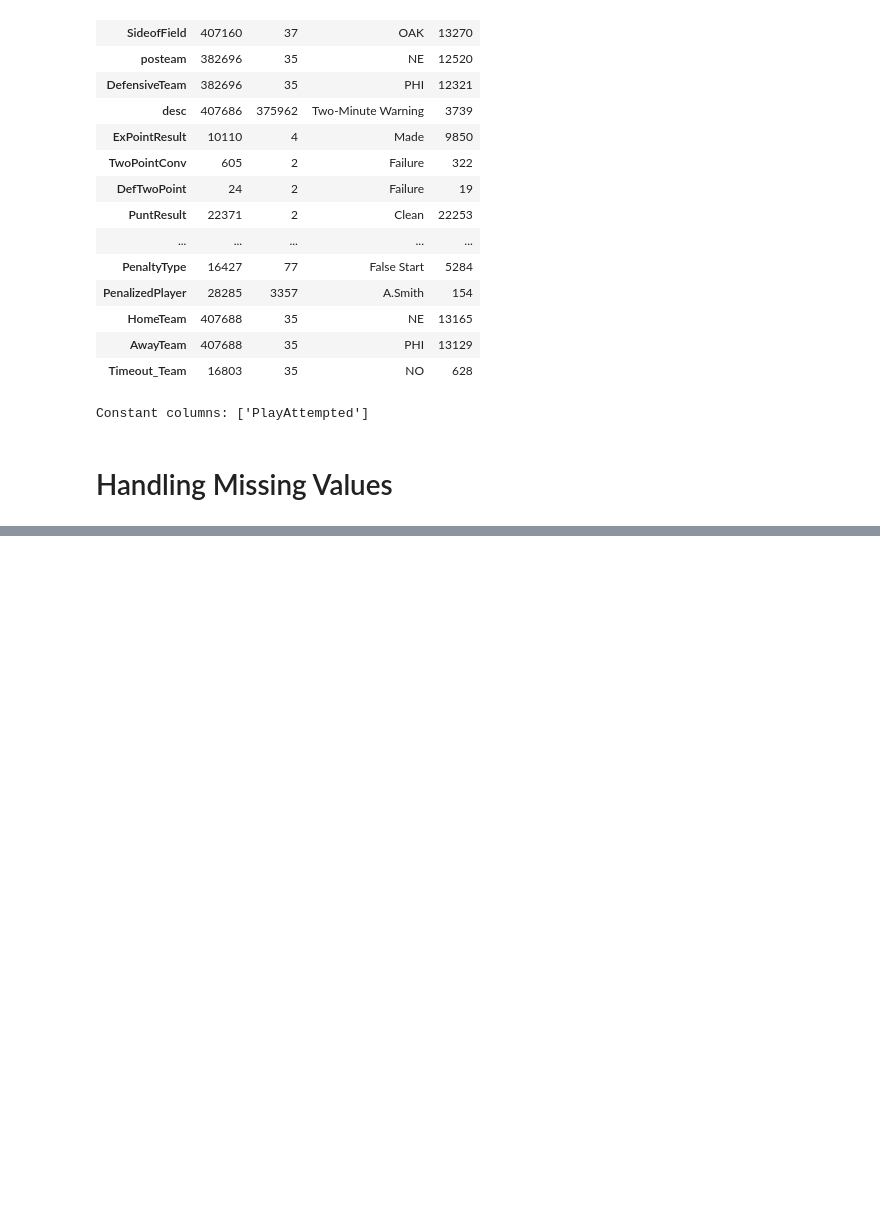
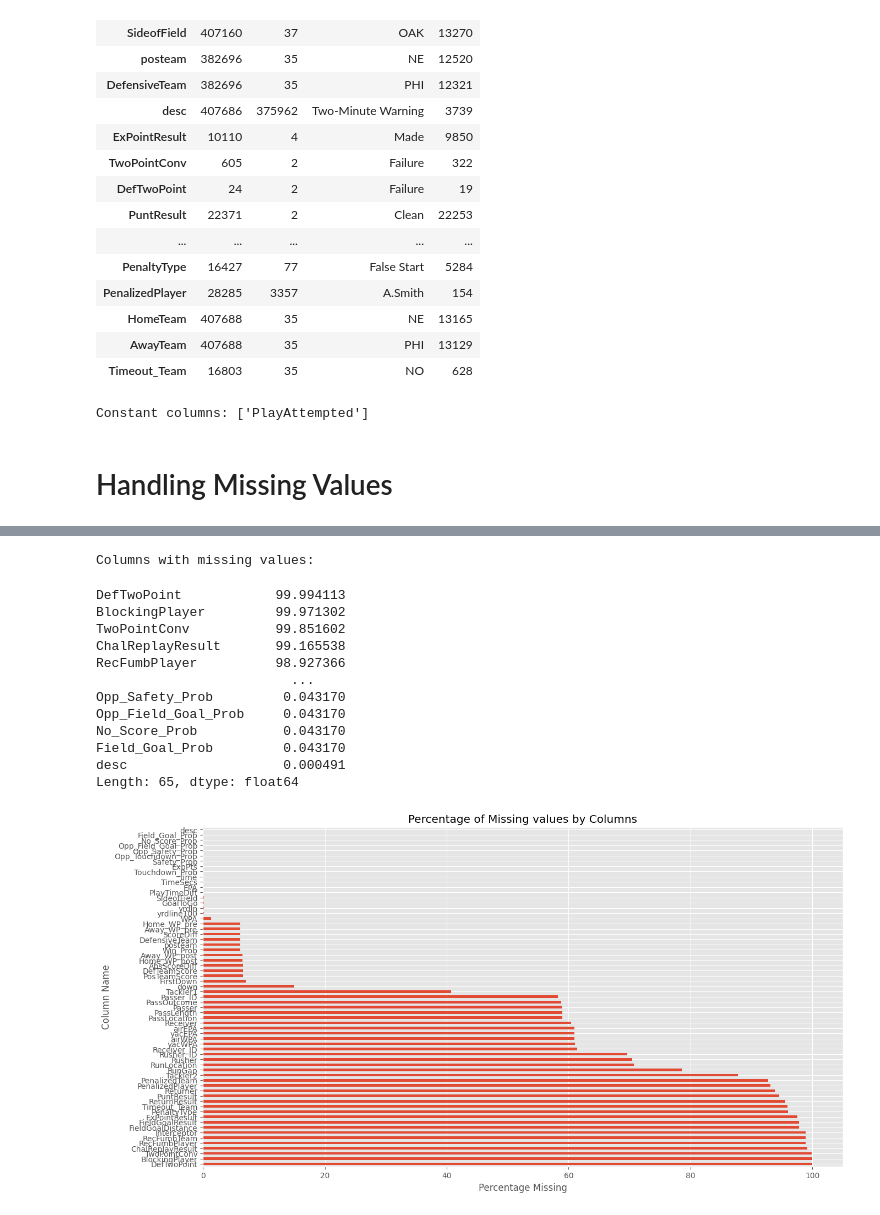
Before and after one commit to alistechworld/Data-Cleaning-Challenge-and-Prediction-NFL, a Jupyter notebook: data-cleaning-challenge-and-prediction-nfl.ipynb, the cells around one changed output, grey strips where cells are left out. Saved outputs shown, nothing was run; the diff lists cells and outputs as text; code cells hidden in the pictures; blank space fills up the shorter version.

Commit message:
Kaggle Notebook | Data Cleaning Challenge and Prediction NFL | Version 2

```diff
--- a/data-cleaning-challenge-and-prediction-nfl.ipynb
+++ b/data-cleaning-challenge-and-prediction-nfl.ipynb
@@ -111,0 +97,75 @@ Length: 102, dtype: float64
+# %%
+# Calculate missing value percentage
+missing_percent = df.isnull().mean() * 100
+missing_percent = missing_percent[missing_percent > 0].sort_values(ascending=False)
+print("Columns with missing values:")
+display(missing_percent)
+
+# Visualizing missing values
+plt.figure(figsize=(15, 8))
+missing_percent.plot(kind='barh')
+plt.title("Percentage of Missing values by Columns")
+plt.xlabel("Percentage Missing")
+plt.ylabel("Column Name")
+plt.show()
+
+
+# Strategy for handling missing values
+def handle_missing_values(df):
+    # Create a copy to avoid SettingWithCopyWarning
+    df_clean = df.copy()
+
+    # Columns to drop (high missingness or not useful)
+    cols_to_drop = [
+        'Unnamed: 0',  # If present (often an index column)
+        'BlockingPlayer',  # Very high missingness
+        'ChalReplayResult',  # Very high missingness
+        'Challenge.Replay',  # Very high missingness
+        'DefTwoPoint',  # Very high missingness
+        'TwoPointConv',  # Very high missingness
+        'Interceptor',  # Very high missingness
+        'RecFumbPlayer',  # Very high missingness
+        'PenaltyType',  # High missingness and can be inferred
+        'PenalizedPlayer',  # High missingness
+        'Tackler2',  # High missingness
+        'Tackler1',  # High missingness
+        'Returner',  # High missingness
+    ]
+
+    df_clean = df_clean.drop(columns=[col for col in cols_to_drop if col in df_clean.columns])
+
+    # For play description, fill with empty string
+    if 'desc' in df_clean.columns:
+        df_clean['desc'] = df_clean['desc'].fillna('')
+
+    # For categorical play-related columns, fill with 'None' or appropriate value
+    categorical_cols = [
+        'PassOutcome', 'PassLocation', 'RunLocation', 'RunGap', 'PenaltyType', 'PlayType', 'FieldGoalResult', 'PutResult'
+    ]
+    for col in categorical_cols:
+        if col in df_clean.columns:
+            df_clean[col] = df_clean[col].fillna('None')
+
+    # For numerical play-related columns, fill with 0 or median
+    numerical_cols = [
+        'Yards.Gained', 'AirYards', 'YardsAfterCatch', 'FieldGoalDistance', 'Penalty.Yards', 'ScoreDiff', 'ExpPts', 'EPA', 'airEPA', 'yacEPA'
+    ]
+    for col in numerical_cols:
+        if col in df_clean.columns:
+            median_val = df_clean[col].median()
+            df_clean[col] = df_clean[col].fillna(median_val if col != 'Yards.Gained' else 0)
+# %% [output]
+Columns with missing values:
+DefTwoPoint            99.994113
+BlockingPlayer         99.971302
+TwoPointConv           99.851602
+ChalReplayResult       99.165538
+RecFumbPlayer          98.927366
+                         ...
+Opp_Safety_Prob         0.043170
+Opp_Field_Goal_Prob     0.043170
+No_Score_Prob           0.043170
+Field_Goal_Prob         0.043170
+desc                    0.000491
+Length: 65, dtype: float64
+[figure, added]
```
Also changed, not shown: parts of 1 cell of this notebook.
